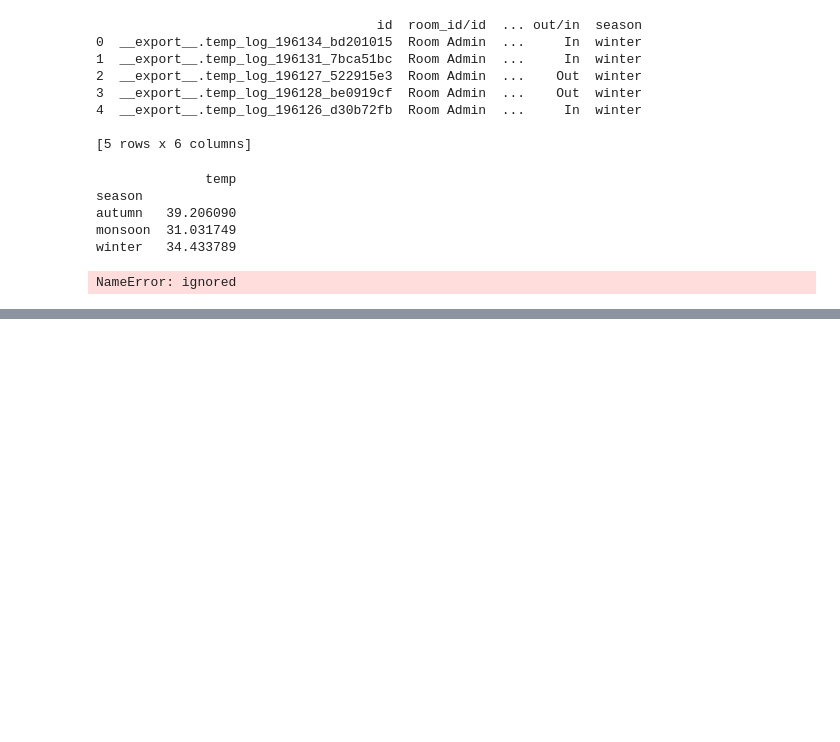
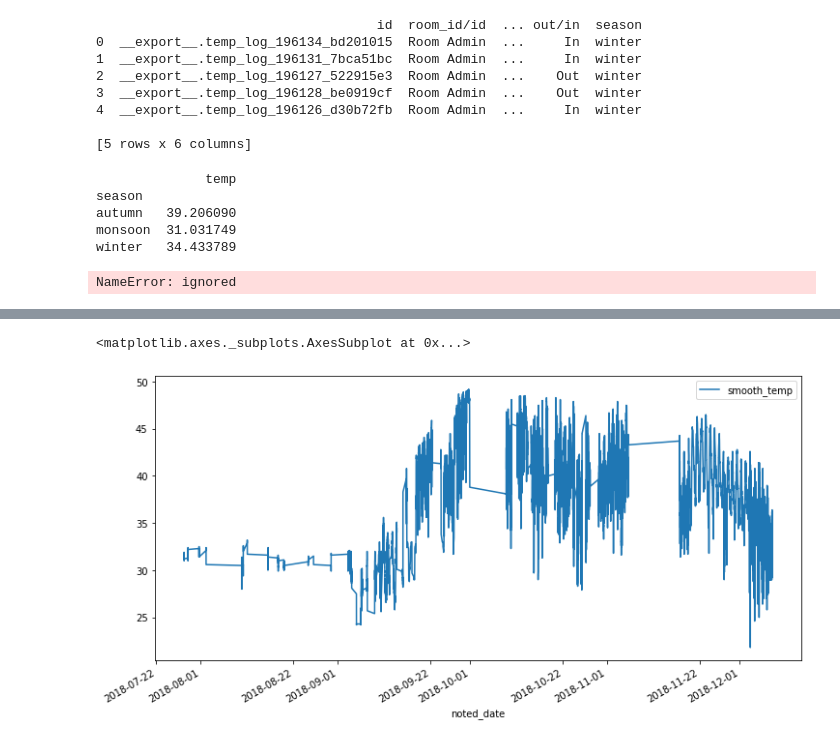
Before and after one commit to avritiagni/data_exploration_seasonal_analysis, a Jupyter notebook: seasonal_analysis.ipynb, the cells around one changed output, grey strips where cells are left out. Drawn from its saved outputs; the diff is of its cells as text; code cells hidden in the pictures; blank space fills up the shorter version.

```diff
--- a/seasonal_analysis.ipynb
+++ b/seasonal_analysis.ipynb
@@ -88,0 +234,5 @@ NameError: ignored
+# %%
+df.plot(x='noted_date',y='smooth_temp',figsize=(12,6))
+# %% [output]
+<matplotlib.axes._subplots.AxesSubplot at 0x...>
+[figure, added]
```
Also changed, not shown: parts of 15 cells of this notebook.
